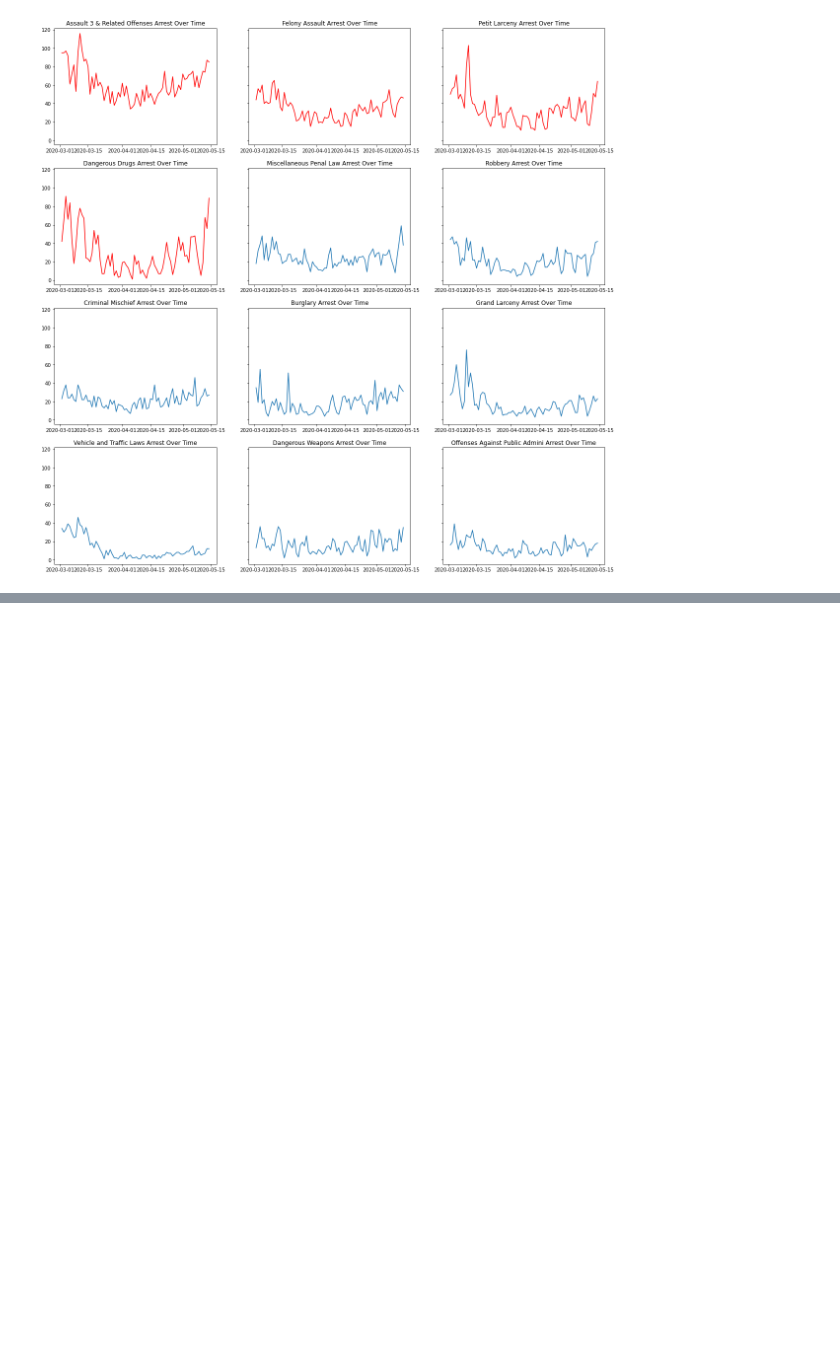
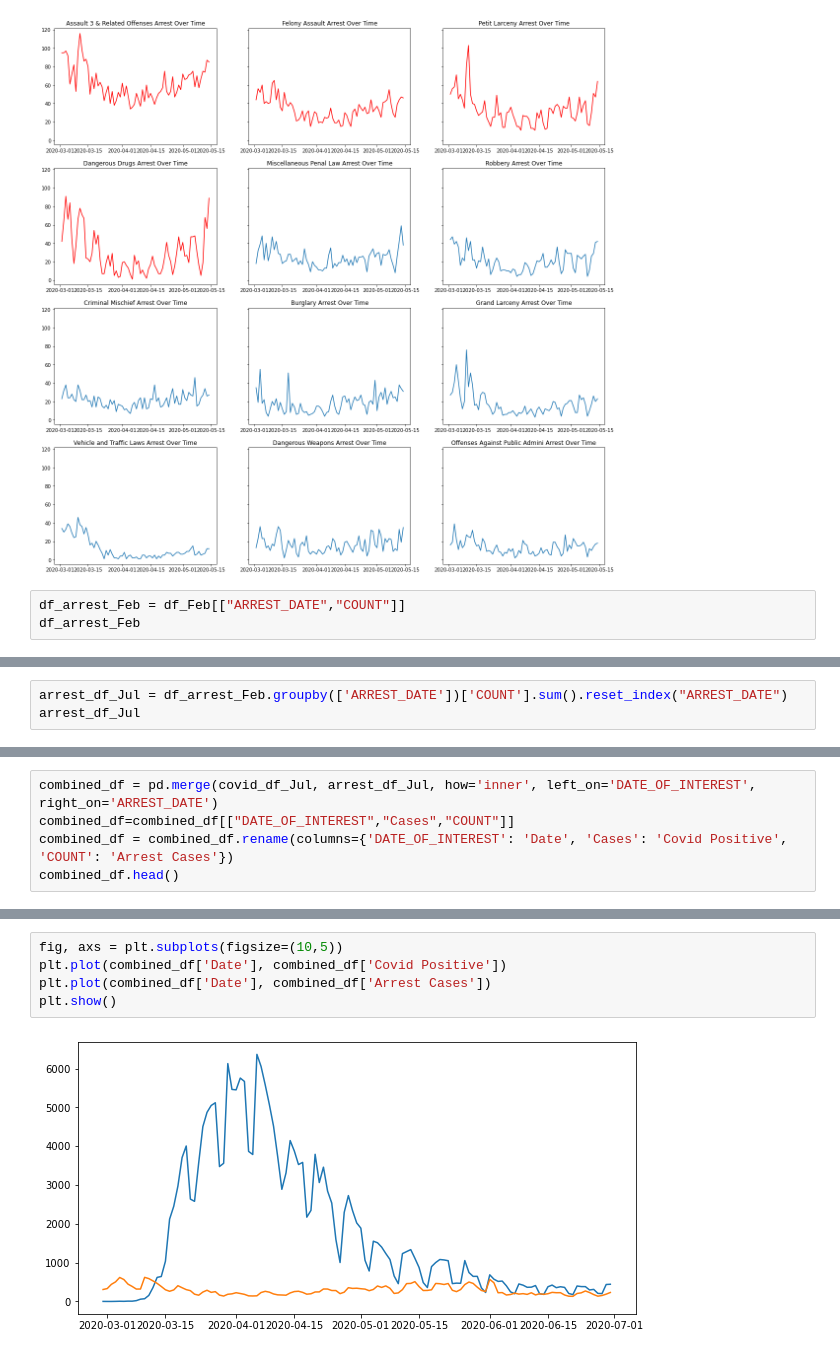
Before and after one commit to cesar3963/Covid-Vs-NYPD-Crime-, a Jupyter notebook: main.ipynb, the cells around one changed output, grey strips where cells are left out. Saved outputs shown, nothing was run; the diff lists cells and outputs as text; blank space fills up the shorter version.

```diff
--- a/main.ipynb
+++ b/main.ipynb
@@ -185,3 +198,6 @@ ax12.set_title('Offenses Against Public Admini Arrest Over Time')
 plt.show()
 # %% [output]
 [figure]
+# %%
+df_arrest_Feb = df_Feb[["ARREST_DATE","COUNT"]]
+df_arrest_Feb
@@ -187,0 +218,3 @@ plt.show()
+# %%
+arrest_df_Jul = df_arrest_Feb.groupby(['ARREST_DATE'])['COUNT'].sum().reset_index("ARREST_DATE")
+arrest_df_Jul
@@ -187,0 +251,5 @@ plt.show()
+# %%
+combined_df = pd.merge(covid_df_Jul, arrest_df_Jul, how='inner', left_on='DATE_OF_INTEREST', right_on='ARREST_DATE')
+combined_df=combined_df[["DATE_OF_INTEREST","Cases","COUNT"]]
+combined_df = combined_df.rename(columns={'DATE_OF_INTEREST': 'Date', 'Cases': 'Covid Positive', 'COUNT': 'Arrest Cases'})
+combined_df.head()
@@ -187,0 +263,7 @@ plt.show()
+# %%
+fig, axs = plt.subplots(figsize=(10,5))
+plt.plot(combined_df['Date'], combined_df['Covid Positive'])
+plt.plot(combined_df['Date'], combined_df['Arrest Cases'])
+plt.show()
+# %% [output]
+[figure, added]
```
Also changed, not shown: parts of 13 cells of this notebook.
